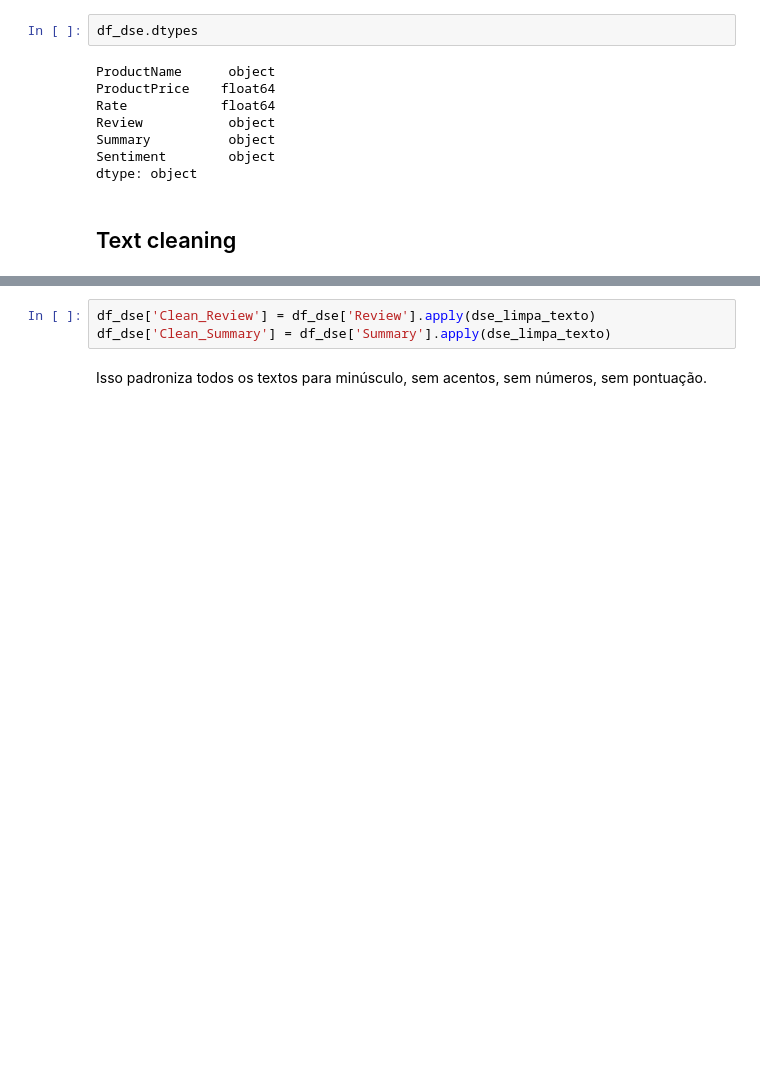
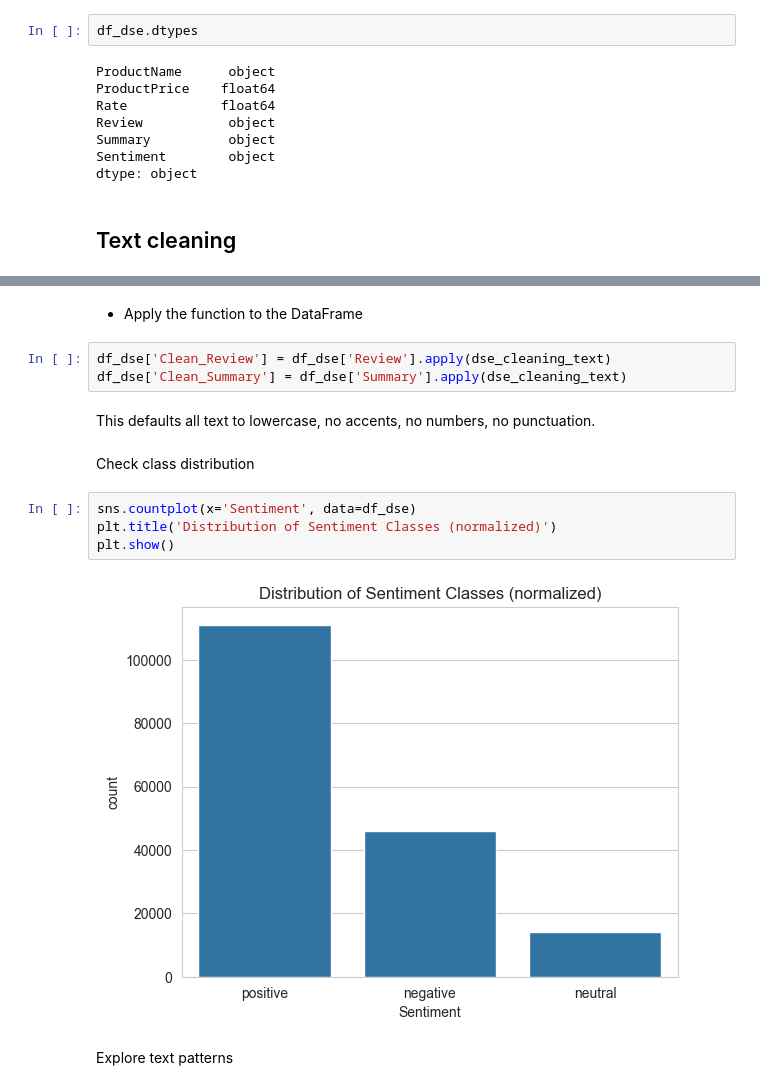
Before and after one commit to eduardowanderleyde/e-commerce-spark, a Jupyter notebook: e-commerce.ipynb, the cells around one changed output, grey strips where cells are left out. Cells and saved outputs as stored; diff of their text form; blank space fills up the shorter version.

Commit message:
Explore text patterns

```diff
--- a/e-commerce.ipynb
+++ b/e-commerce.ipynb
@@ -243,5 +242,17 @@ IndentationError: expected an indented block after function definition on line 2
+# %% [markdown]
+- Apply the function to the DataFrame
 # %%
-df_dse['Clean_Review'] = df_dse['Review'].apply(dse_limpa_texto)
-df_dse['Clean_Summary'] = df_dse['Summary'].apply(dse_limpa_texto)
+df_dse['Clean_Review'] = df_dse['Review'].apply(dse_cleaning_text)
+df_dse['Clean_Summary'] = df_dse['Summary'].apply(dse_cleaning_text)
-# %% [markdown]
-Isso padroniza todos os textos para minúsculo, sem acentos, sem números, sem pontuação.
+# %% [markdown]
+This defaults all text to lowercase, no accents, no numbers, no punctuation.
+# %% [markdown]
+Check class distribution
+# %%
+sns.countplot(x='Sentiment', data=df_dse)
+plt.title('Distribution of Sentiment Classes (normalized)')
+plt.show()
+# %% [output]
+[figure, added]
+# %% [markdown]
+Explore text patterns
```
Also changed, not shown: parts of 4 cells of this notebook.
